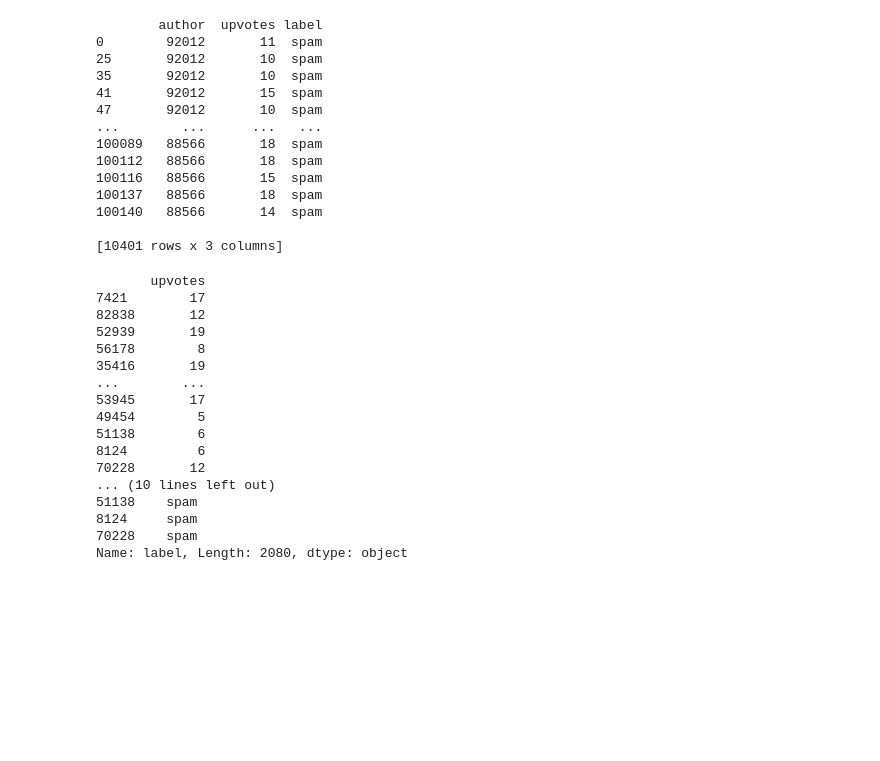
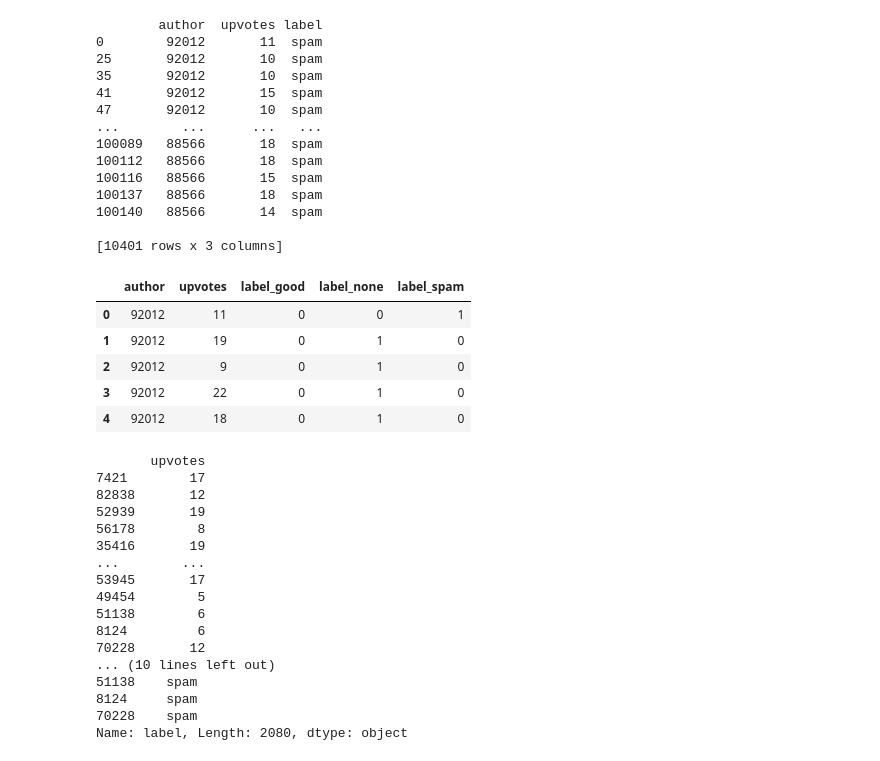
Before and after one commit to michelmalki/MichelMalki, a Jupyter notebook: perceptron.ipynb, the cells around one changed output. Cells and saved outputs as stored; diff of their text form; code cells hidden in the pictures; blank space fills up the shorter version.

```diff
--- a/perceptron.ipynb
+++ b/perceptron.ipynb
@@ -46,6 +51,17 @@ print(labeled_df)
 100140   88566       14  spam
 
 [10401 rows x 3 columns]
+# %%
+from sklearn.preprocessing import OneHotEncoder
+df_encoded = pd.get_dummies(df)
+df_encoded.head()
+# %% [output]
+|  | author | upvotes | label_good | label_none | label_spam |
+| 0 | 92012 | 11 | 0 | 0 | 1 |
+| 1 | 92012 | 19 | 0 | 1 | 0 |
+| 2 | 92012 | 9 | 0 | 1 | 0 |
+| 3 | 92012 | 22 | 0 | 1 | 0 |
+| 4 | 92012 | 18 | 0 | 1 | 0 |
 # %%
 import pandas as pd
 from sklearn.model_selection import train_test_split
```
Also changed, not shown: parts of 4 cells of this notebook.
